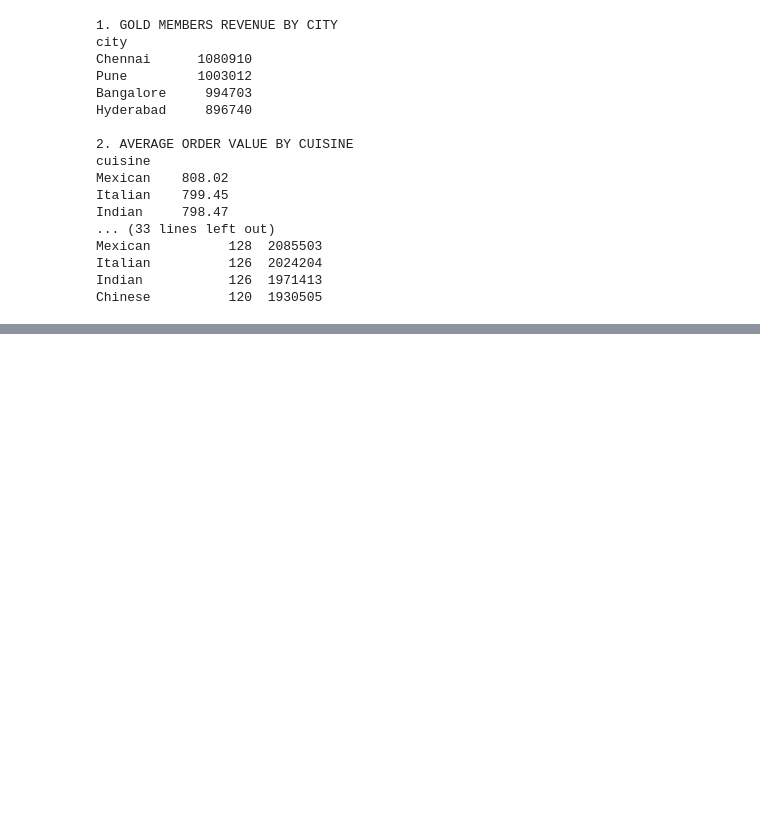
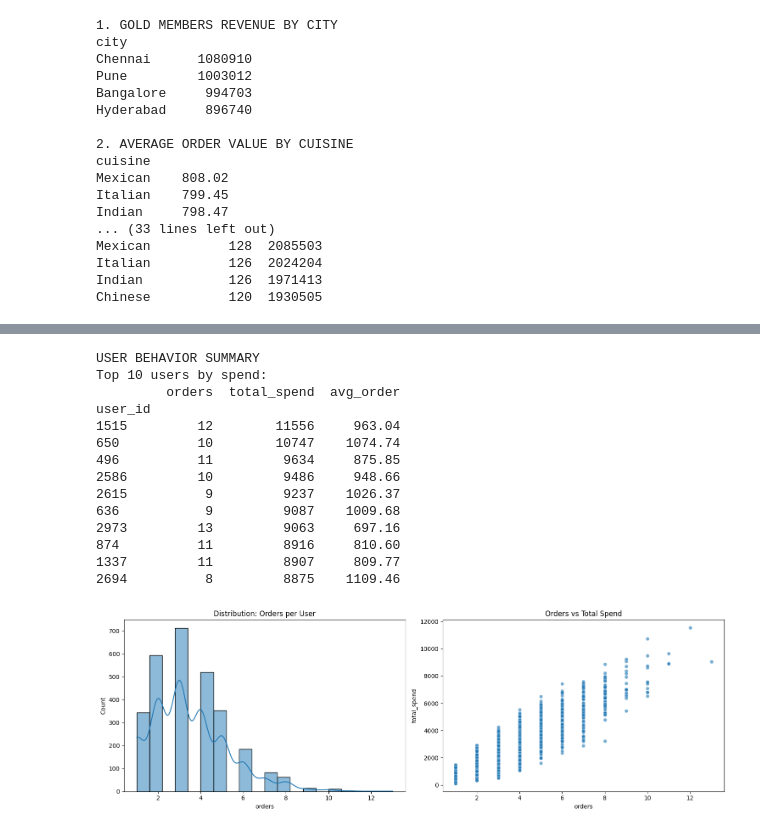
Before and after one commit to DN444/InnomaticsHackathon, a Jupyter notebook: res.ipynb, the cells around one changed output, grey strips where cells are left out. Cells and saved outputs as stored; diff of their text form; code cells hidden in the pictures; blank space fills up the shorter version.

```diff
--- a/res.ipynb
+++ b/res.ipynb
@@ -178,0 +277,39 @@ Gold orders in top city: 1,337
+# %%
+user_stats = df.groupby('user_id').agg({
+    'total_amount': ['count', 'sum', 'mean'],
+    'rating': 'mean',
+    'restaurant_id': 'nunique'
+}).round(2)
+
+user_stats.columns = ['orders', 'total_spend', 'avg_order', 'avg_rating', 'restaurants_tried']
+user_stats['high_value'] = (user_stats['total_spend'] > 1000).astype(int)
+
+print("USER BEHAVIOR SUMMARY")
+print(f"Top 10 users by spend:\n{user_stats.nlargest(10, 'total_spend')[['orders', 'total_spend', 'avg_order']].astype({'total_spend': 'int'}).to_string()}")
+
+fig, (ax1, ax2) = plt.subplots(1, 2, figsize=(15, 5))
+
+sns.histplot(user_stats['orders'], bins=20, kde=True, ax=ax1)
+ax1.set_title('Distribution: Orders per User')
+
+sns.scatterplot(data=user_stats, x='orders', y='total_spend', alpha=0.6, ax=ax2)
+ax2.set_title('Orders vs Total Spend')
+
+plt.tight_layout()
+plt.show()
+# %% [output]
+USER BEHAVIOR SUMMARY
+Top 10 users by spend:
+         orders  total_spend  avg_order
+user_id
+1515         12        11556     963.04
+650          10        10747    1074.74
+496          11         9634     875.85
+2586         10         9486     948.66
+2615          9         9237    1026.37
+636           9         9087    1009.68
+2973         13         9063     697.16
+874          11         8916     810.60
+1337         11         8907     809.77
+2694          8         8875    1109.46
+[figure, added]
```
Also changed, not shown: parts of 13 cells of this notebook, 1 other file.
